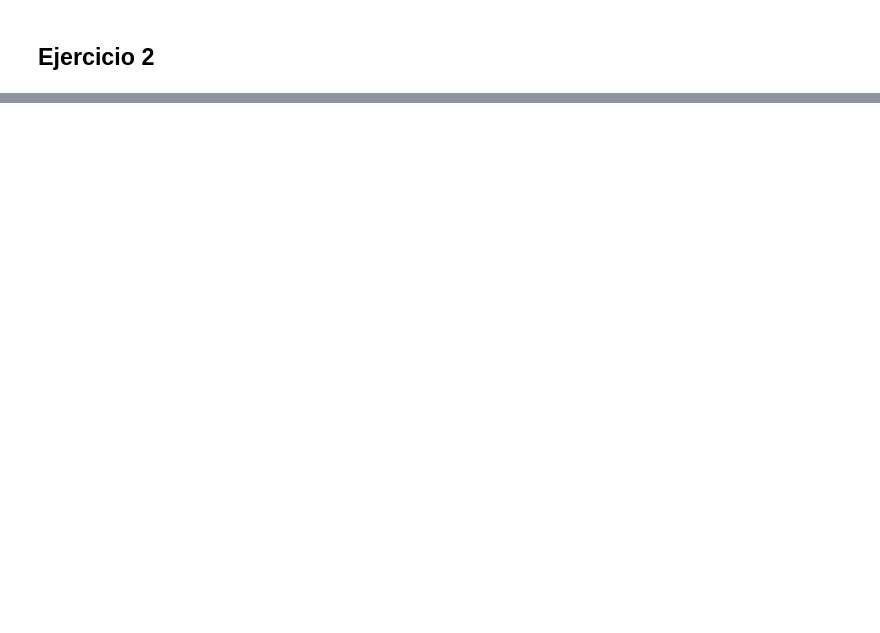
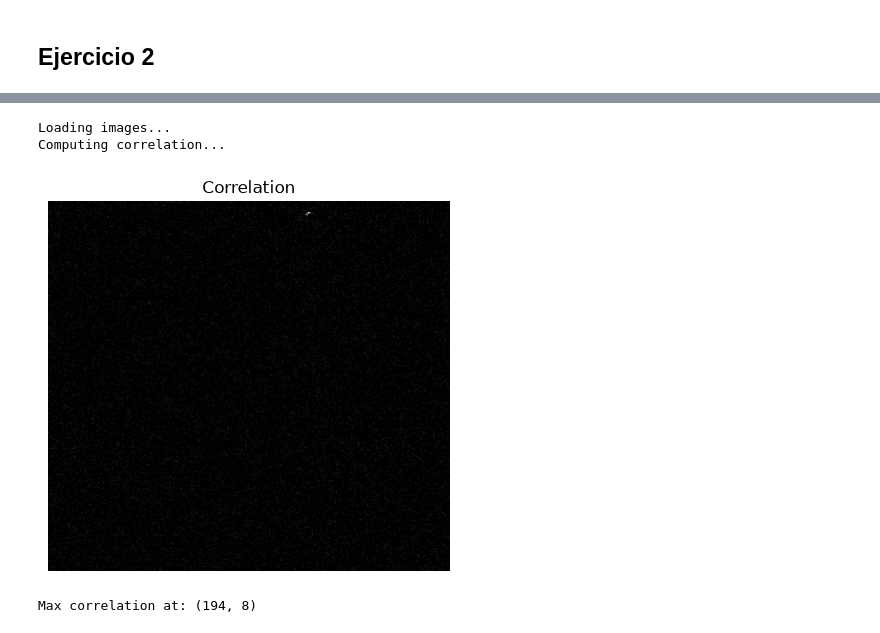
Before and after one commit to Torino1564/Procesamiento-de-Imagenes-Grupo-2, a Jupyter notebook: TP2/notebook.ipynb, the cells around one changed output, grey strips where cells are left out. Drawn from its saved outputs; the diff is of its cells as text; code cells hidden in the pictures; blank space fills up the shorter version.

```diff
--- a/TP2/notebook.ipynb
+++ b/TP2/notebook.ipynb
@@ -189,0 +357,40 @@ ShowImage(filtered_barbara, 'Filtered Barbara Image')
+# %%
+def corr(I_a, I_b):
+    """
+    Computes the correlation between two images I_a and I_b.
+    """
+
+    I_a = np.mean(I_a, axis=2)
+    I_b = np.mean(I_b, axis=2)
+
+    F_a = np.fft.fftshift(np.fft.fft2(I_a))
+    F_b = np.fft.fftshift(np.fft.fft2(I_b))
+
+    cross_power_spectrum = (F_a * np.conj(F_b)) / (np.abs(F_a * np.conj(F_b)) + 1e-10)
+
+    correlation = np.fft.ifft2(cross_power_spectrum).real
+
+    return correlation
+
+path_a = "dog1ss.jpg"
+path_b = "dog2ss.jpg"
+
+print("Loading images...")
+I_a = mpimg.imread(path_a, format='jpg')
+I_b = mpimg.imread(path_b, format='jpg')
+
+I_a = I_a.astype(np.float32)
+I_b = I_b.astype(np.float32)
+
+print("Computing correlation...")
+C = corr(I_a, I_b)
+
+ShowImage(C, 'Correlation', vmin=0, vmax=0.1)
+
+column, row = np.unravel_index(np.argmax(C), C.shape)
+print(f"Max correlation at: ({row}, {column})")
+# %% [output]
+Loading images...
+Computing correlation...
+[figure, added]
+Max correlation at: (194, 8)
```
Also changed, not shown: parts of 17 cells of this notebook, 8 other files.
